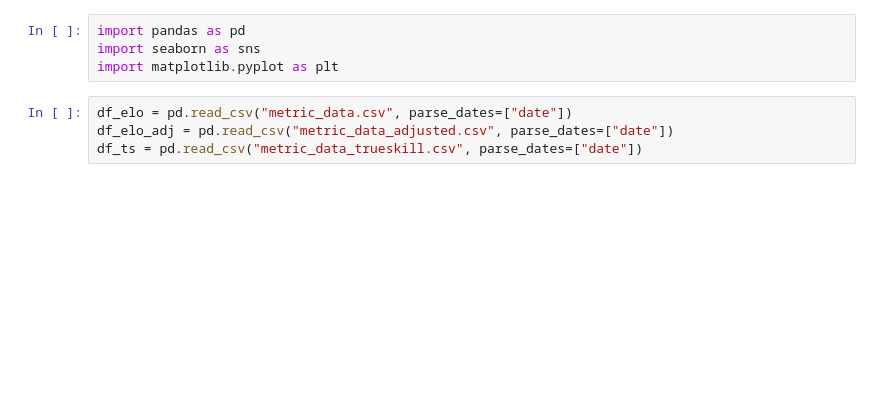
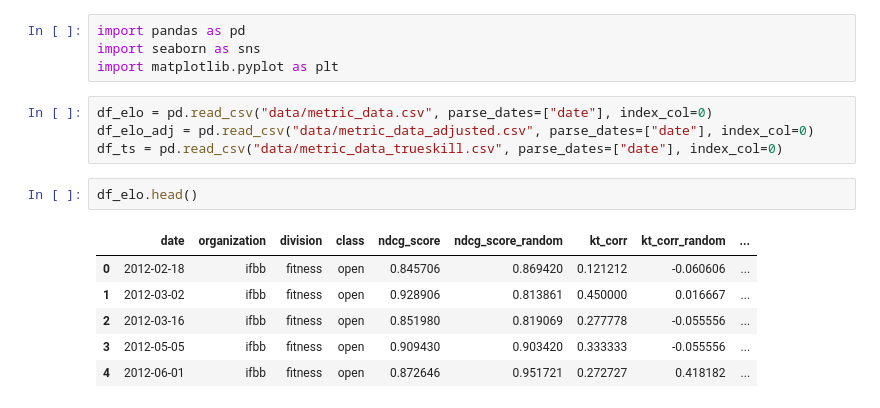
Before and after one commit to andrei-prokhorov/bodybuilding-ranking, a Jupyter notebook: metric_visuals.ipynb, the cells around one changed output. Drawn from its saved outputs; the diff is of its cells as text; blank space fills up the shorter version.

```diff
--- a/metric_visuals.ipynb
+++ b/metric_visuals.ipynb
@@ -3,6 +3,15 @@ import pandas as pd
 import seaborn as sns
 import matplotlib.pyplot as plt
 # %%
-df_elo = pd.read_csv("metric_data.csv", parse_dates=["date"])
-df_elo_adj = pd.read_csv("metric_data_adjusted.csv", parse_dates=["date"])
-df_ts = pd.read_csv("metric_data_trueskill.csv", parse_dates=["date"])
+df_elo = pd.read_csv("data/metric_data.csv", parse_dates=["date"], index_col=0)
+df_elo_adj = pd.read_csv("data/metric_data_adjusted.csv", parse_dates=["date"], index_col=0)
+df_ts = pd.read_csv("data/metric_data_trueskill.csv", parse_dates=["date"], index_col=0)
+# %%
+df_elo.head()
+# %% [output]
+|  | date | organization | division | class | ndcg_score | ndcg_score_random | kt_corr | kt_corr_random | ... |
+| 0 | 2012-02-18 | ifbb | fitness | open | 0.845706 | 0.869420 | 0.121212 | -0.060606 | ... |
+| 1 | 2012-03-02 | ifbb | fitness | open | 0.928906 | 0.813861 | 0.450000 | 0.016667 | ... |
+| 2 | 2012-03-16 | ifbb | fitness | open | 0.851980 | 0.819069 | 0.277778 | -0.055556 | ... |
+| 3 | 2012-05-05 | ifbb | fitness | open | 0.909430 | 0.903420 | 0.333333 | -0.055556 | ... |
+| 4 | 2012-06-01 | ifbb | fitness | open | 0.872646 | 0.951721 | 0.272727 | 0.418182 | ... |
```
Also changed, not shown: parts of 12 cells of this notebook, 1 other file.
